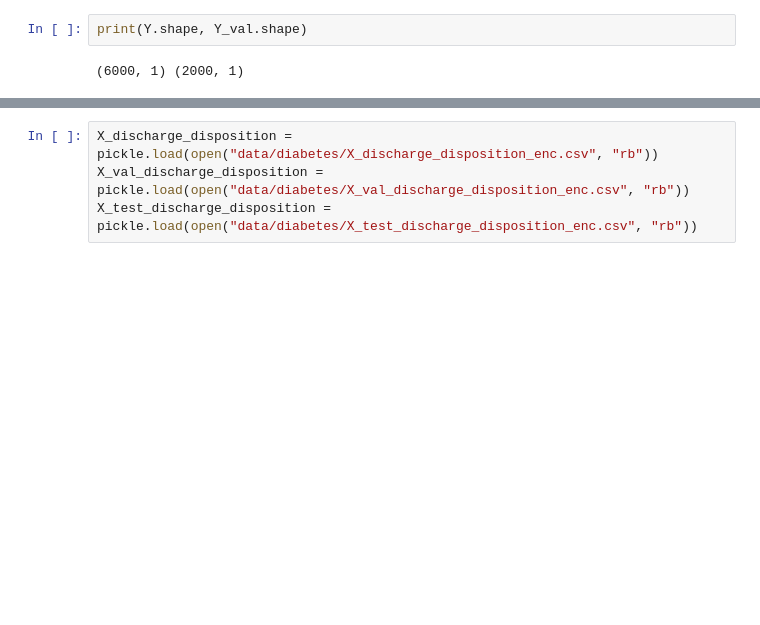
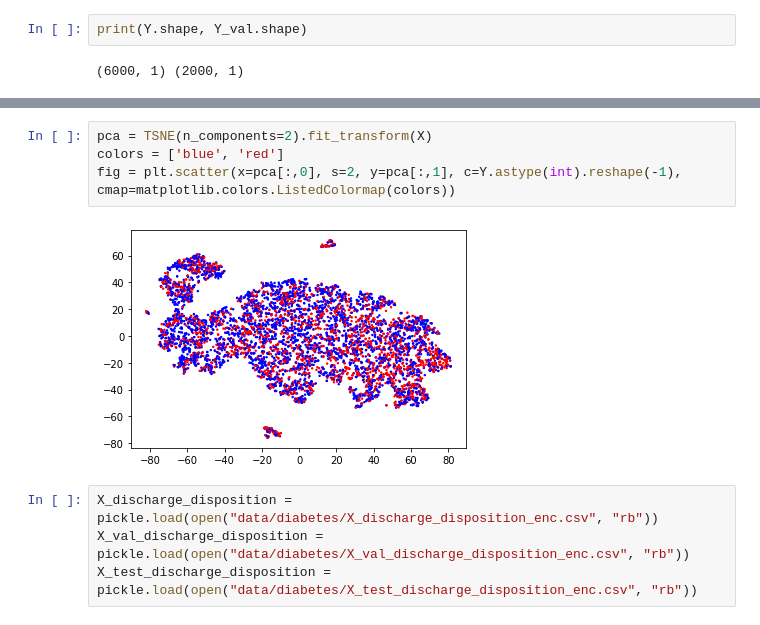
Before and after one commit to rbischof/ML4HC, a Jupyter notebook: project_2/DL_model.ipynb, the cells around one changed output, grey strips where cells are left out. Drawn from its saved outputs; the diff is of its cells as text; blank space fills up the shorter version.

```diff
--- a/project_2/DL_model.ipynb
+++ b/project_2/DL_model.ipynb
@@ -19,3 +35,9 @@ print(Y.shape, Y_val.shape)
+# %%
+pca = TSNE(n_components=2).fit_transform(X)
+colors = ['blue', 'red']
+fig = plt.scatter(x=pca[:,0], s=2, y=pca[:,1], c=Y.astype(int).reshape(-1), cmap=matplotlib.colors.ListedColormap(colors))
+# %% [output]
+[figure, added]
 # %%
 X_discharge_disposition = pickle.load(open("data/diabetes/X_discharge_disposition_enc.csv", "rb"))
 X_val_discharge_disposition = pickle.load(open("data/diabetes/X_val_discharge_disposition_enc.csv", "rb"))
```
Also changed, not shown: parts of 19 cells of this notebook, 3 other files.
